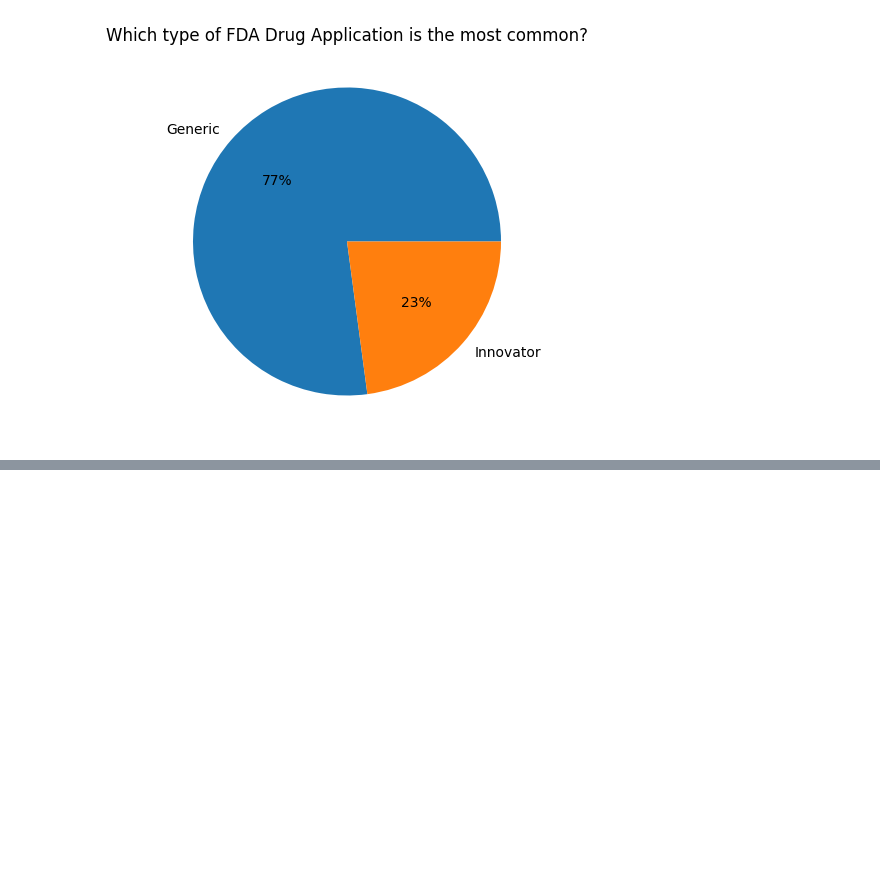
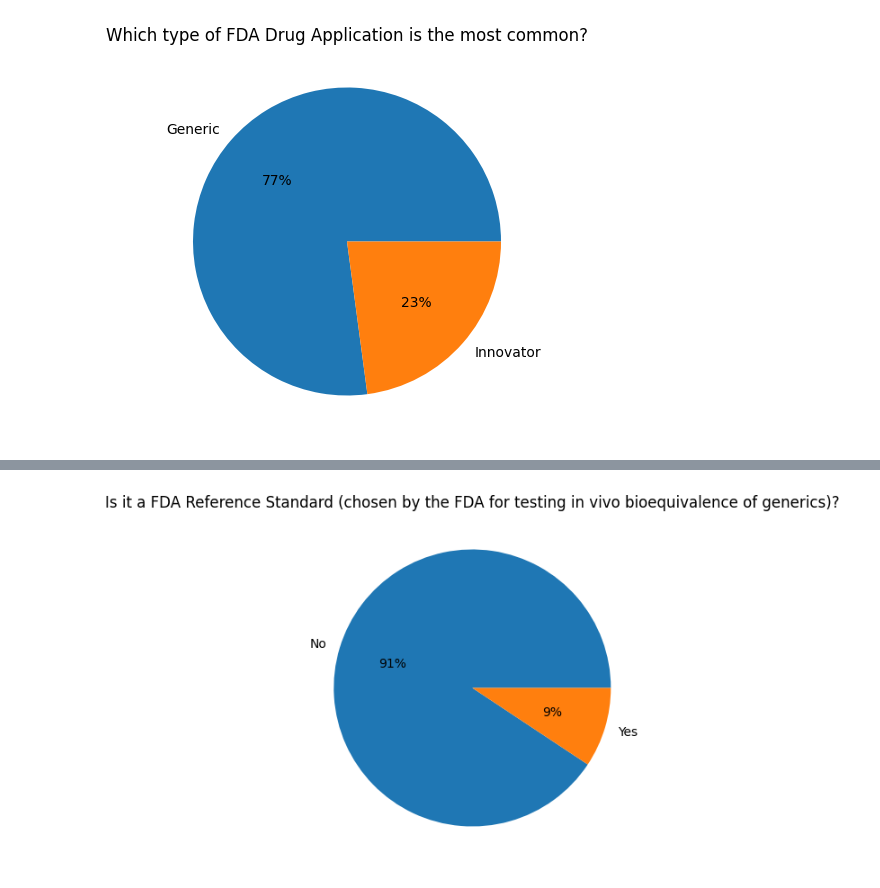
Before and after one commit to juanjomarcruz/FDA_Orange_Book_Project, a Jupyter notebook: 2_Jupyter_Notebooks/EDA_prod.ipynb, the cells around one changed output, grey strips where cells are left out. Saved outputs shown, nothing was run; the diff lists cells and outputs as text; code cells hidden in the pictures; blank space fills up the shorter version.

```diff
--- a/2_Jupyter_Notebooks/EDA_prod.ipynb
+++ b/2_Jupyter_Notebooks/EDA_prod.ipynb
@@ -205,0 +228,11 @@ plt.show()
+# %%
+#Univariate analysis for Reference_Standard
+
+data = df_prod_tr_cat['Reference_Standard'].value_counts()  #to build a pie plot in matplotlib we need to extract value counts
+labels = df_prod_tr_cat['Reference_Standard'].value_counts().index #and we need also the labels of each category.
+plt.figure(figsize=(5,5))
+plt.pie(data, labels = labels, autopct='%1.0f%%') #autopct for auto-calculating percentage of each group. We format the percentage with just one decimal.
+plt.title('Is it a FDA Reference Standard (chosen by the FDA for testing in vivo bioequivalence of generics)?')
+plt.show()
+# %% [output]
+[figure, added]
```
Also changed, not shown: parts of 57 cells of this notebook, 3 other files.
